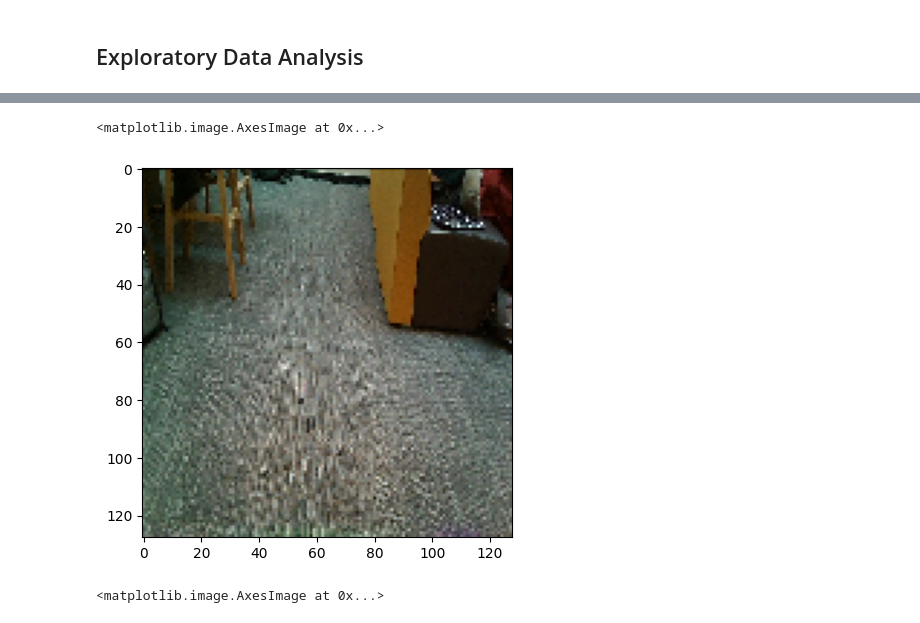
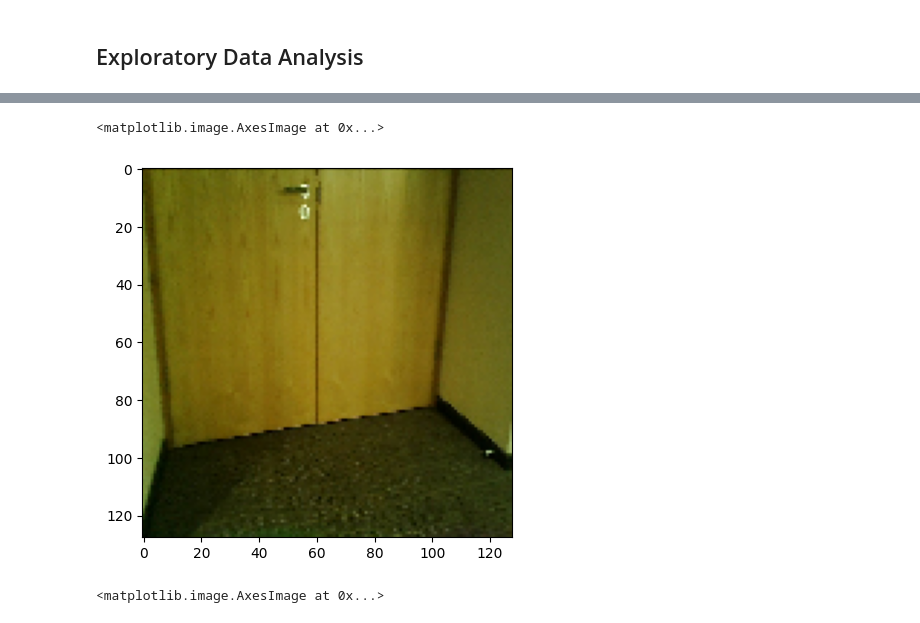
Before and after one commit to ALejandroCh17/Tennis-Ball-Robot, a Jupyter notebook: rally_rover_tennis_ball_detector.ipynb, the cells around one changed output, grey strips where cells are left out. Drawn from its saved outputs; the diff is of its cells as text; code cells hidden in the pictures.

```diff
--- a/rally_rover_tennis_ball_detector.ipynb
+++ b/rally_rover_tennis_ball_detector.ipynb
@@ -43,9 +43,9 @@ plt.show()
 # %%
 # Showing no ball image
-img = load_img('/content/drive/My Drive/Capstone Dataset/Binary Tennis Ball Classification/test/empty/empty6.jpg', color_mode='rgb', target_size=(128,128))
+img = load_img('/content/drive/My Drive/Capstone Dataset/Binary Tennis Ball Classification/test/empty/empty517.jpg', color_mode='rgb', target_size=(128,128))
 img_arr = img_to_array(img)
 plt.imshow(img)
 # %% [output]
 <matplotlib.image.AxesImage at 0x...>
-[figure, old version]
+[figure, new version]
 # %%
```
Also changed, not shown: parts of 16 cells of this notebook.
